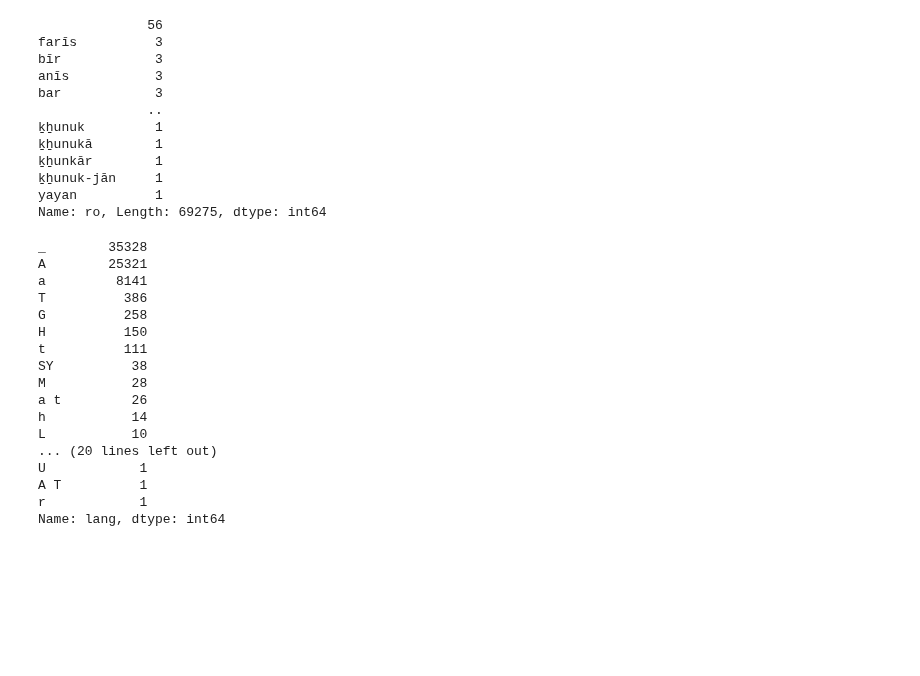
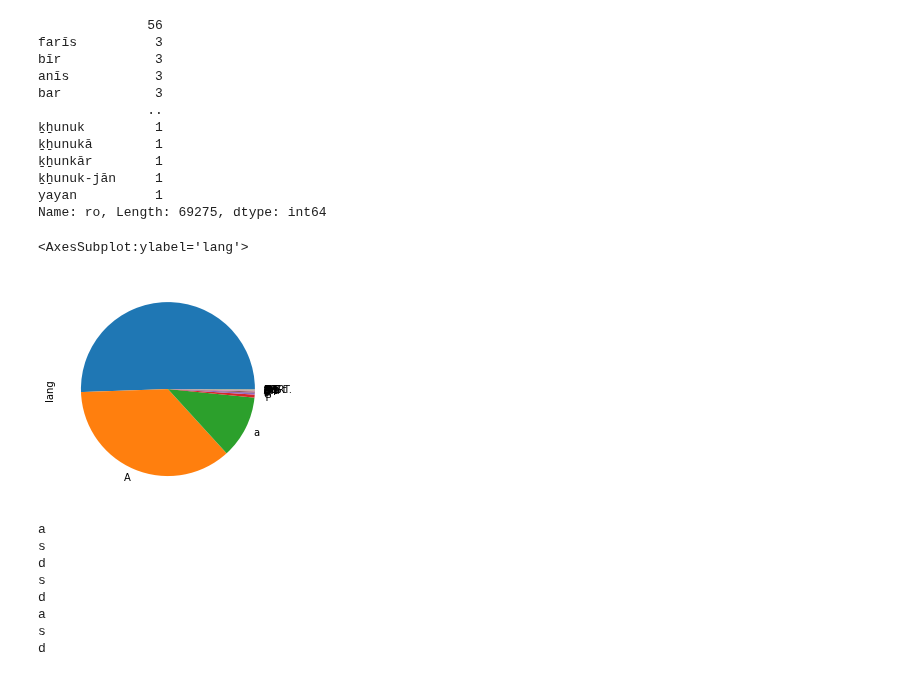
Before and after one commit to kebuhcah/experiments, a Jupyter notebook: dsal-scrape/dsal-scrape.ipynb, the cells around one changed output. Saved outputs shown, nothing was run; the diff lists cells and outputs as text; code cells hidden in the pictures; blank space fills up the shorter version.

```diff
--- a/dsal-scrape/dsal-scrape.ipynb
+++ b/dsal-scrape/dsal-scrape.ipynb
@@ -285,22 +285,19 @@ bar            3
 yayan          1
 Name: ro, Length: 69275, dtype: int64
 # %%
-FullDict.fillna('_').lang.value_counts() #.plot.pie()
+FullDict.lang.value_counts().plot.pie()
 # %% [output]
-_        35328
-A        25321
-a         8141
-T          386
-G          258
-H          150
-t          111
-SY          38
-M           28
-a t         26
-h           14
-L           10
-... (20 lines left out)
-U            1
-A T          1
-r            1
-Name: lang, dtype: int64
+<AxesSubplot:ylabel='lang'>
+[figure, added]
+# %%
+for c in 'asdsdasd':
+    print(c)
+# %% [output]
+a
+s
+d
+s
+d
+a
+s
+d
```
Also changed, not shown: parts of 5 cells of this notebook.
